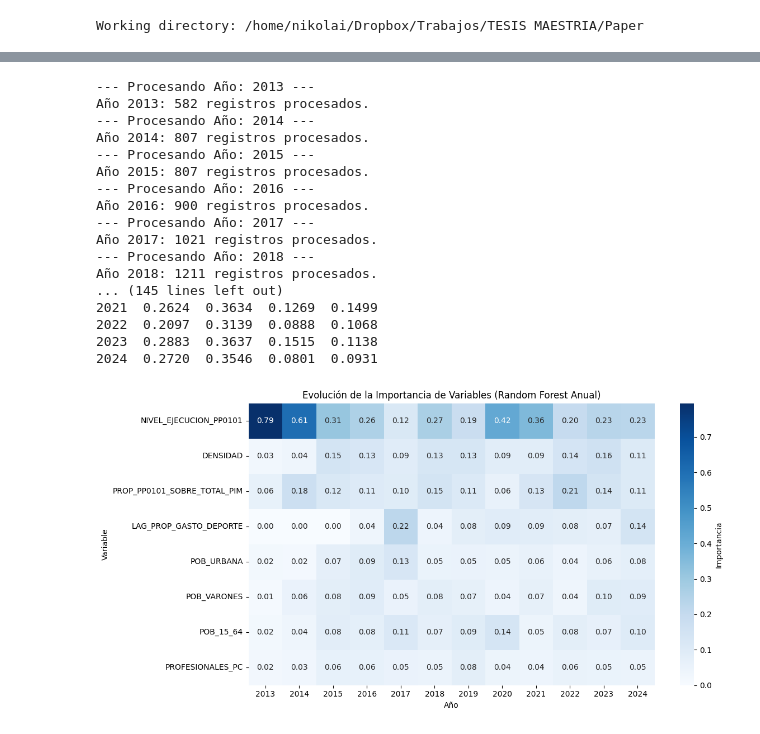
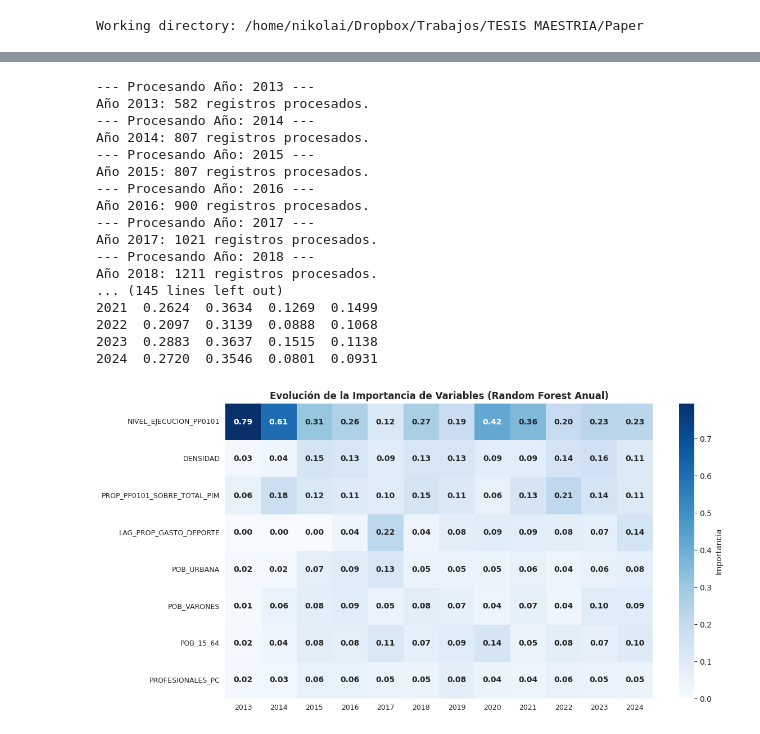
Before and after one commit to NikolaiSantos/random_forest_PP0101, a Jupyter notebook: Paper.ipynb, the cells around one changed output, grey strips where cells are left out. Saved outputs shown, nothing was run; the diff lists cells and outputs as text; code cells hidden in the pictures.

Commit message:
mejoras en la visualización

```diff
--- a/Paper.ipynb
+++ b/Paper.ipynb
@@ -404,18 +407,6 @@ Calculando Permutation Importance en el conjunto de PRUEBA (para evitar fuga de
 # ------------------------------------------------------------------------------
 # FASE 10: OPTIMIZACIÓN DE RANDOM FOREST PARA CADA AÑO POR SEPARADO
 # ------------------------------------------------------------------------------
-
-import seaborn as sns
-import matplotlib.pyplot as plt
-from sklearn.ensemble import RandomForestRegressor
-from sklearn.impute import SimpleImputer
-from sklearn.model_selection import train_test_split, RandomizedSearchCV
-from sklearn.metrics import mean_absolute_error, mean_squared_error, r2_score
-from scipy.stats import randint
-import numpy as np
-import pandas as pd
-import warnings
-warnings.filterwarnings('ignore')
 
 # Diccionario para almacenar los subconjuntos
 datasets_por_year = {}
@@ -545,23 +536,6 @@ for year_key in sorted(datasets_por_year.keys()):
 tabla_metricas = pd.DataFrame(metricas_anuales).T
 tabla_metricas.index.name = 'Año'
 print(tabla_metricas.round(4))
-
-
-# Consolidar importancias en un DataFrame
-df_importancias = pd.DataFrame(importancias_anuales).T.fillna(0)
-df_importancias.index.name = 'Año'
-
-# Seleccionar Top 8 variables globales
-top_vars = importancias.head(8).index
-df_plot = df_importancias[top_vars]
-
-plt.figure(figsize=(12, 6))
-sns.heatmap(df_plot.T, annot=True, fmt='.2f', cmap='Blues', cbar_kws={'label': 'Importancia'})
-plt.title('Evolución de la Importancia de Variables (Random Forest Anual)')
-plt.xlabel('Año')
-plt.ylabel('Variable')
-plt.tight_layout()
-plt.show()
 # %% [output]
 --- Procesando Año: 2013 ---
 Año 2013: 582 registros procesados.
@@ -580,4 +554,40 @@ Año 2018: 1211 registros procesados.
 2022  0.2097  0.3139  0.0888  0.1068
 2023  0.2883  0.3637  0.1515  0.1138
 2024  0.2720  0.3546  0.0801  0.0931
-[figure, removed]
+# %%
+# Consolidar importancias en un DataFrame
+df_importancias = pd.DataFrame(importancias_anuales).T.fillna(0)
+df_importancias.index.name = 'Año'
+
+# Seleccionar Top 8 variables globales
+top_vars = importancias.head(8).index
+df_plot = df_importancias[top_vars]
+
+fig, ax = plt.subplots(figsize=(12, 6))
+
+sns.heatmap(
+    df_plot.T,
+    annot=True,
+    fmt='.2f',
+    cmap='Blues',
+    cbar_kws={'label': 'Importancia'},
+    annot_kws={'size': 10, 'fontweight': 'bold'},
+    ax=ax
+)
+
+# Eliminar la etiqueta del eje horizontal
+ax.set_xlabel('')
+
+# Reducir tamaño de letra de las etiquetas del eje vertical (variables)
+ax.set_yticklabels(ax.get_yticklabels(), fontsize=9, rotation=0)
+
+# Reducir tamaño de letra de las etiquetas del eje horizontal (años)
+ax.set_xticklabels(ax.get_xticklabels(), fontsize=9, rotation=0)
+
+# Mantener el título
+ax.set_title('Evolución de la Importancia de Variables (Random Forest Anual)', fontsize=12, fontweight='bold')
+
+plt.tight_layout()
+plt.show()
+# %% [output]
+[figure, added]
```
Also changed, not shown: parts of 3 cells of this notebook, 4 other files.
